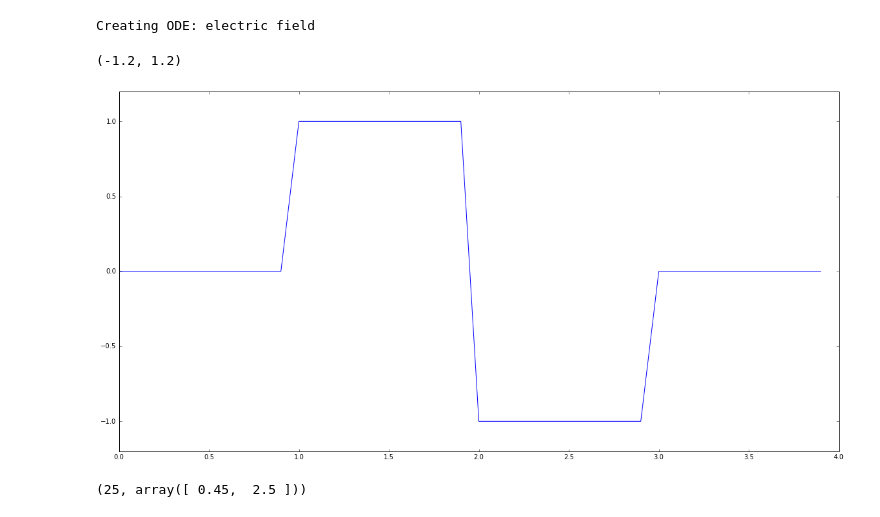
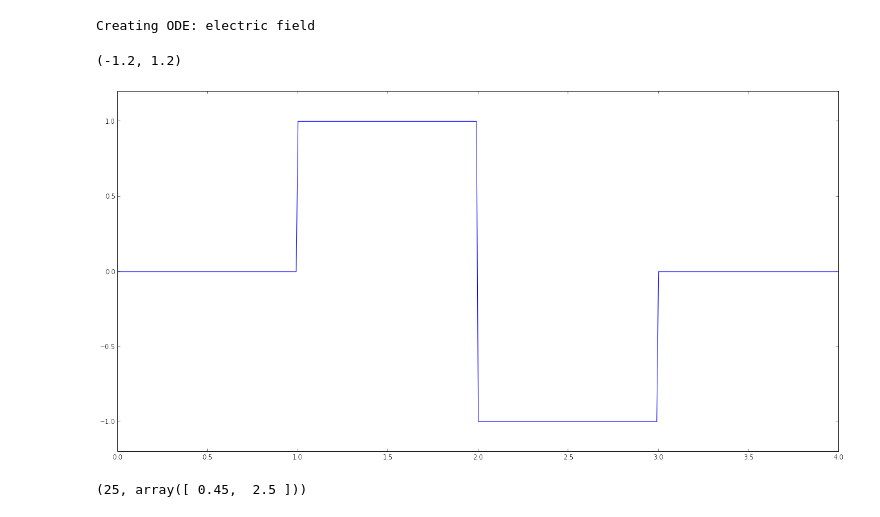
Before and after one commit to calumhrmurray/NumRep, a Jupyter notebook: ode/checkpoint2.ipynb, the cells around one changed output. Drawn from its saved outputs; the diff is of its cells as text; code cells hidden in the pictures.

```diff
--- a/ode/checkpoint2.ipynb
+++ b/ode/checkpoint2.ipynb
@@ -212,12 +222,12 @@ Engine has finished with RK
 # %%
 ode = ode_electric_field(1)
 plt.figure(figsize=(20,10))
-plt.plot([x for x in np.arange(0, 4, 0.1)],[ode.first_derivative([x,x]) for x in np.arange(0,4,0.1)])
+plt.plot([x for x in np.arange(0, 4, 0.01)],[ode.first_derivative([x,x]) for x in np.arange(0,4,0.01)])
 plt.ylim(-1.2,1.2)
 # %% [output]
 Creating ODE: electric field
 (-1.2, 1.2)
-[figure, old version]
+[figure, new version]
 # %%
 def find_t(array,t):
     array = np.array([row[1] for row in array])
```
Also changed, not shown: parts of 10 cells of this notebook, 5 other files.
